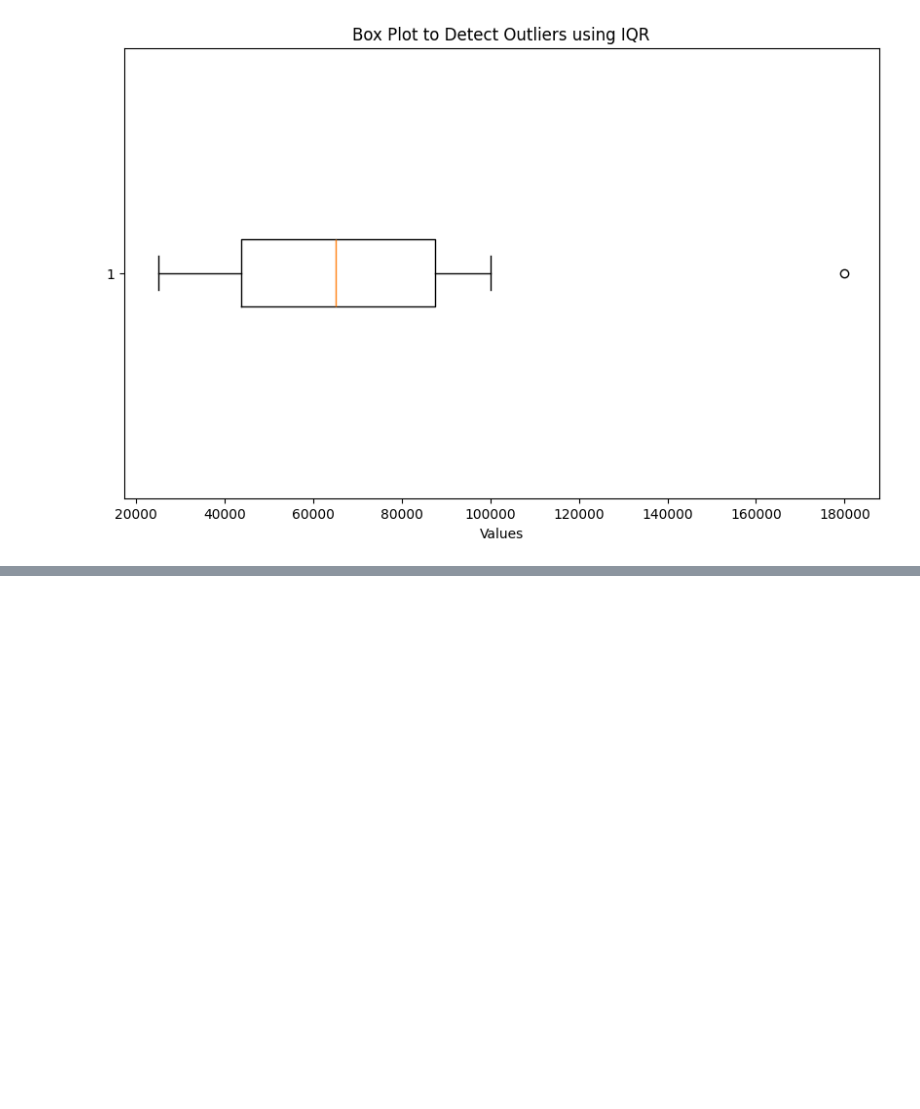
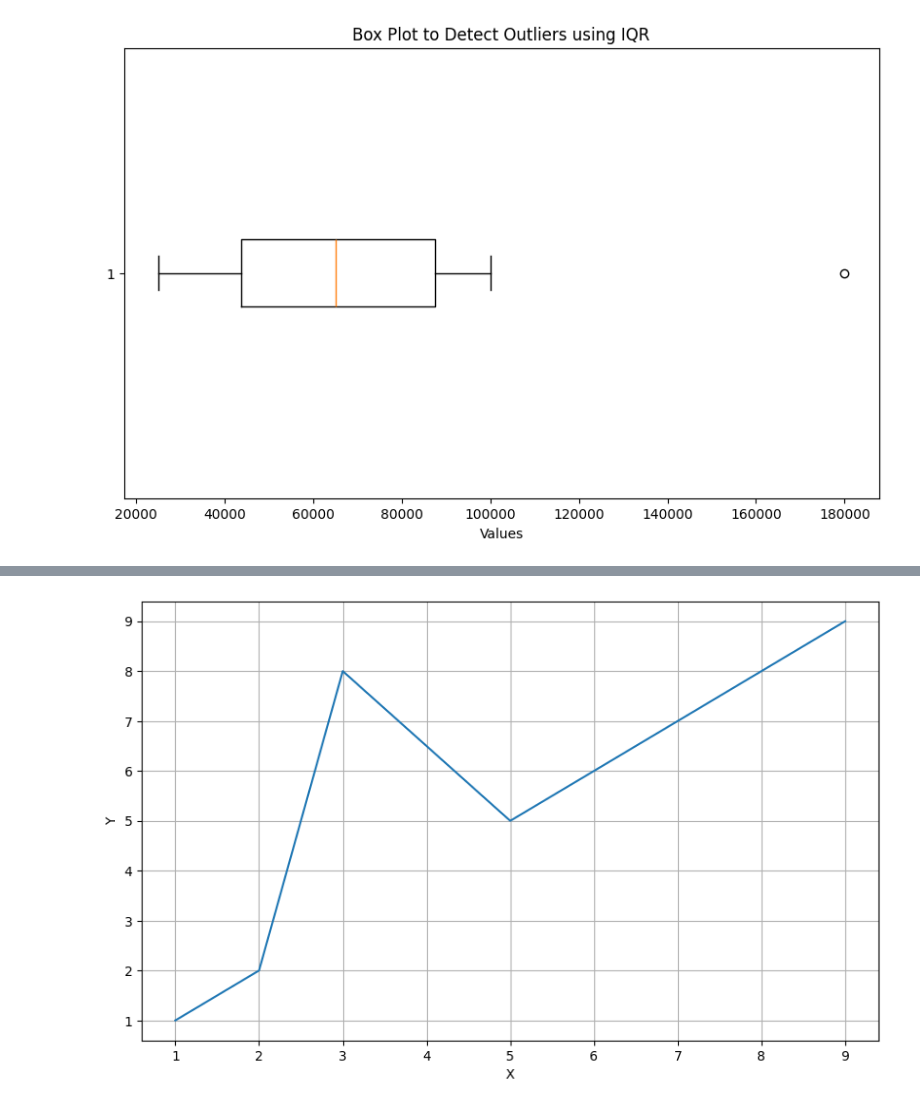
Before and after one commit to sarthak-opash/AI-ML-Internship, a Jupyter notebook: Day 12/correlation.ipynb, the cells around one changed output, grey strips where cells are left out. Saved outputs shown, nothing was run; the diff lists cells and outputs as text; code cells hidden in the pictures; blank space fills up the shorter version.

```diff
--- a/Day 12/correlation.ipynb
+++ b/Day 12/correlation.ipynb
@@ -146,0 +183,12 @@ plt.show()
+# %%
+plt.figure(figsize=(10,6))
+sns.lineplot(
+    data = df,
+    x = "X",
+    y = 'Y'
+)
+
+plt.grid()
+plt.show()
+# %% [output]
+[figure, added]
```
Also changed, not shown: parts of 10 cells of this notebook, 9 other files.
